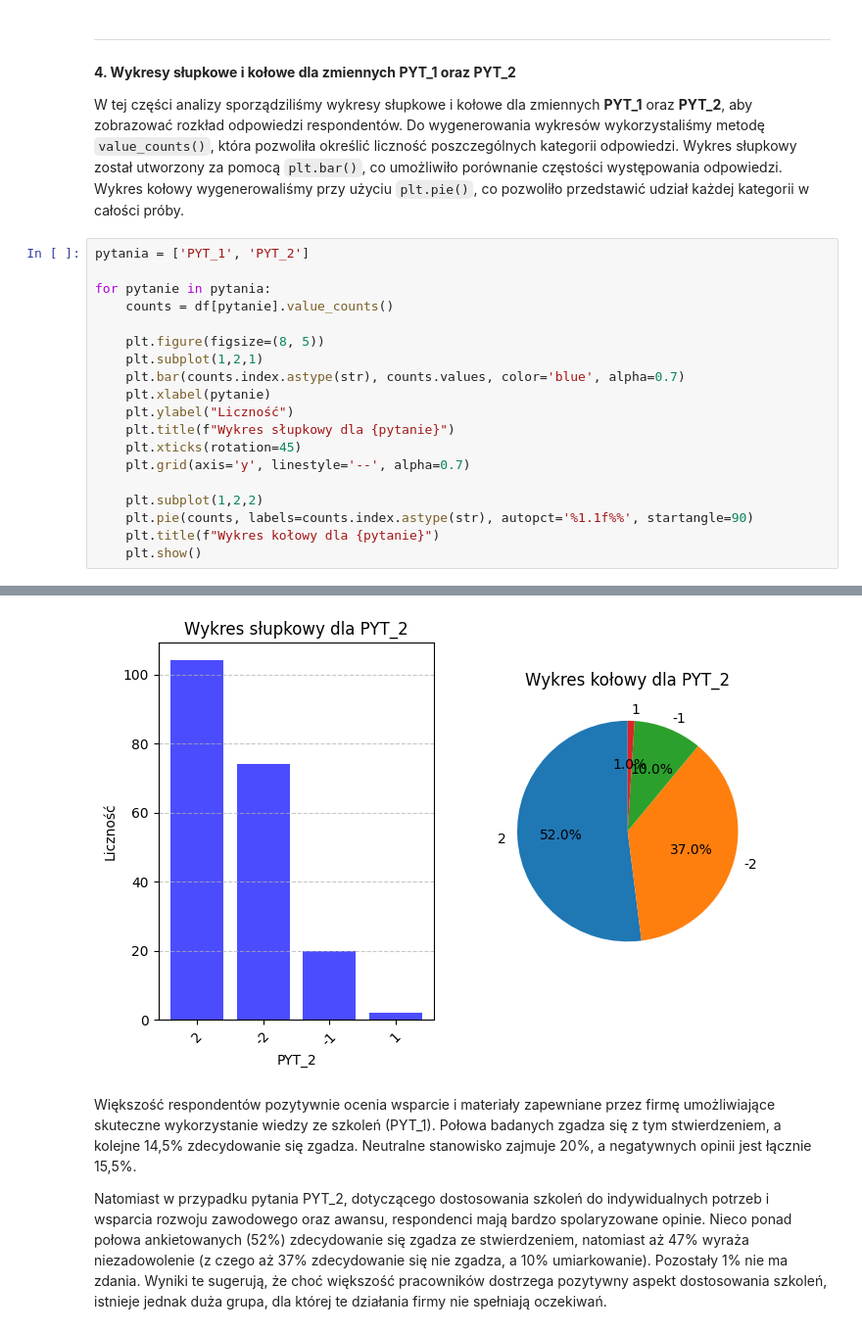
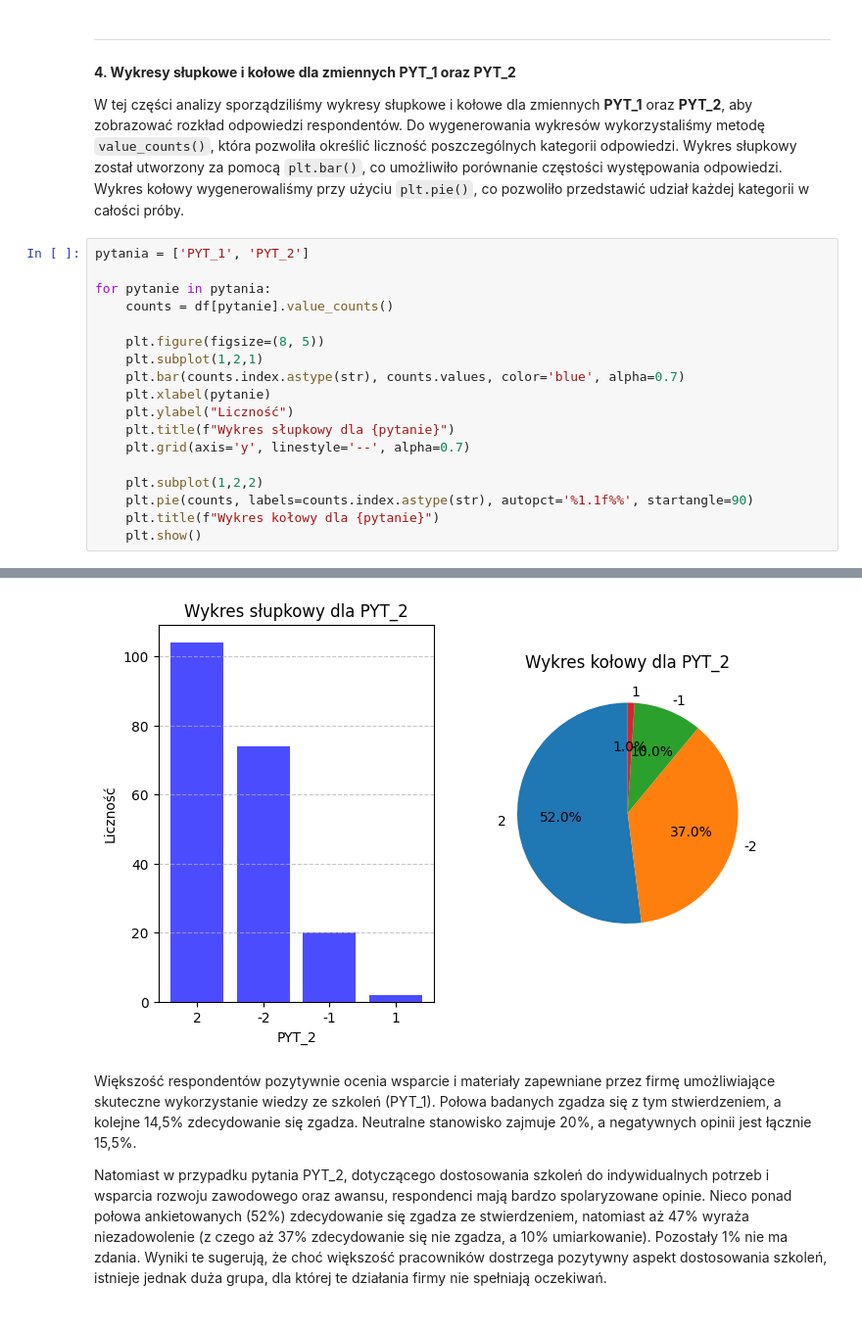
Before and after one commit to mathieuboro/Analysis_of_Survey_Data, a Jupyter notebook: Sprawozdanie1.ipynb, the cells around one changed output, grey strips where cells are left out. Shown at 98% size. Saved outputs shown, nothing was run; the diff lists cells and outputs as text.

```diff
--- a/Sprawozdanie1.ipynb
+++ b/Sprawozdanie1.ipynb
@@ -132,7 +132,6 @@ for pytanie in pytania:
     plt.xlabel(pytanie)
     plt.ylabel("Liczność")
     plt.title(f"Wykres słupkowy dla {pytanie}")
-    plt.xticks(rotation=45)
     plt.grid(axis='y', linestyle='--', alpha=0.7)
 
     plt.subplot(1,2,2)
@@ -144,4 +143,4 @@ for pytanie in pytania:
-[figure, old version]
+[figure, new version]
 # %% [markdown]
 Większość respondentów pozytywnie ocenia wsparcie i materiały zapewniane przez firmę umożliwiające skuteczne wykorzystanie wiedzy ze szkoleń (PYT_1). Połowa badanych zgadza się z tym stwierdzeniem, a kolejne 14,5% zdecydowanie się zgadza.  Neutralne stanowisko zajmuje 20%, a negatywnych opinii jest łącznie 15,5%.
 
```
Also changed, not shown: parts of 11 cells of this notebook.
